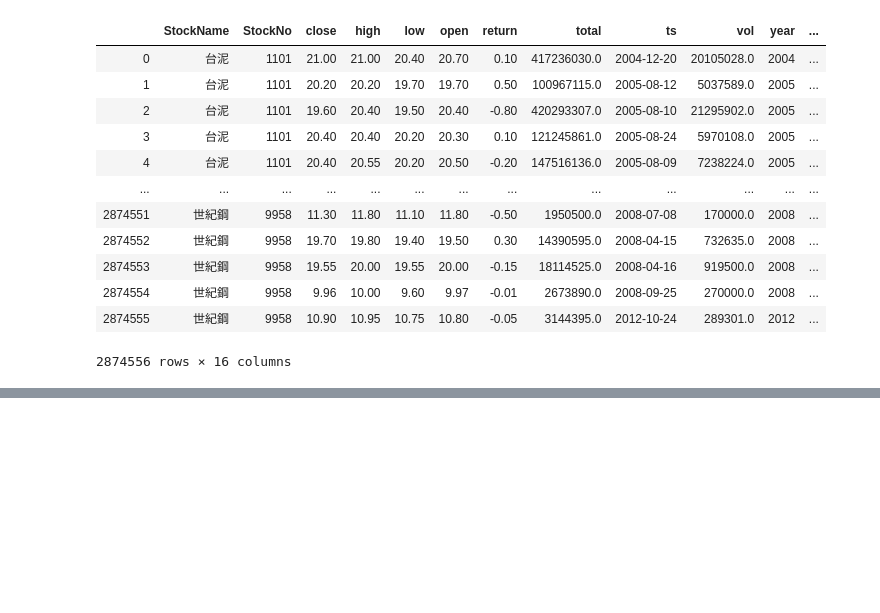
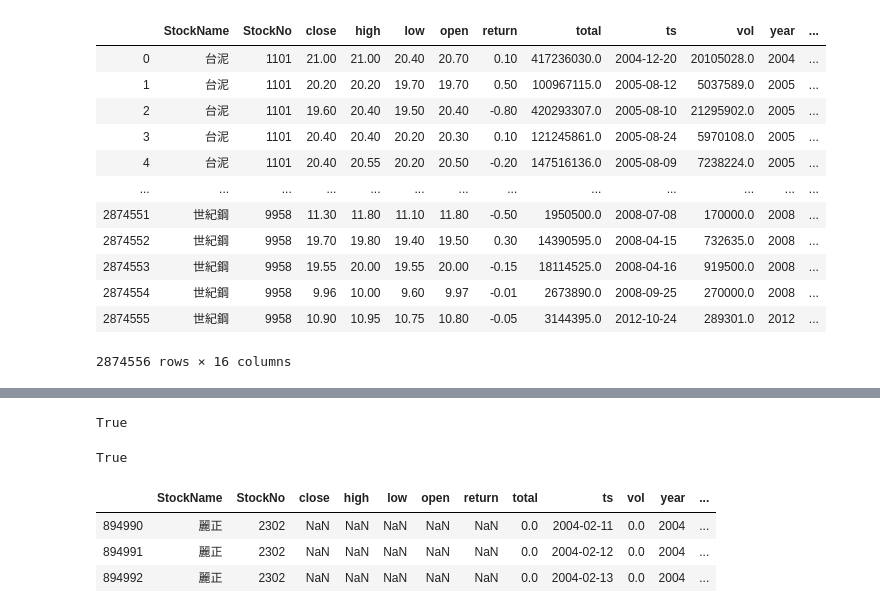
Before and after one commit to datateams0982/Inventory_Check, a Jupyter notebook: Preprocess/Fundamental.ipynb, the cells around one changed output, grey strips where cells are left out. Saved outputs shown, nothing was run; the diff lists cells and outputs as text; code cells hidden in the pictures; blank space fills up the shorter version.

```diff
--- a/Preprocess/Fundamental.ipynb
+++ b/Preprocess/Fundamental.ipynb
@@ -247,3 +247,17 @@ df
 2874556 rows × 16 columns
 # %%
 df[['foreign_buy', 'investment_buy', 'dealer_buy']] = df[['foreign_buy', 'investment_buy', 'dealer_buy']].fillna(0)
+# %%
+file_path = 'D:\\庫存健診開發\\data\\日報酬率比較表\\'
+file_list = os.listdir(file_path)
+df_list = []
+
+if __name__ == '__main__':
+    with Pool(processes=12) as pool:
+        for i, x in enumerate(tqdm(pool.imap_unordered(partial(func.read_fixed_price, file_path=file_path), file_list), total=len(file_list)), 1):
+                df_list.append(x)
+
+fixed = pd.concat(df_list, axis=0)
+fixed = fixed.sort_values(by='ts')
+fixed['ts'] = pd.to_datetime(fixed['ts'])
+fixed
@@ -249,0 +279,3 @@ df[['foreign_buy', 'investment_buy', 'dealer_buy']] = df[['foreign_buy', 'invest
+# %%
+df = pd.merge(data, fixed, on=['ts', 'StockNo'], how='left')
+df
@@ -250,2 +296,19 @@ df[['foreign_buy', 'investment_buy', 'dealer_buy']] = df[['foreign_buy', 'invest
+# %%
+df = df.rename(columns={'還原收盤價': 'fixed_close'})
+df['fixed_close'].isna().values.any()
+# %% [output]
+True
+# %%
+df.loc[df[df['fixed_close'].isnull()].index.tolist(), 'fixed_close'] = df.loc[df[df['fixed_close'].isnull()].index.tolist(), 'close']
+df['fixed_close'].isna().values.any()
+# %% [output]
+True
 # %%
 df.to_csv('D:\\庫存健診開發\\data\\Stock\\TWSE_Stock_fundamental.csv', index=False)
+# %%
+df[df['fixed_close'].isnull()]
+# %% [output]
+|  | StockName | StockNo | close | high | low | open | return | total | ts | vol | year | ... |
+| 894990 | 麗正 | 2302 | NaN | NaN | NaN | NaN | NaN | 0.0 | 2004-02-11 | 0.0 | 2004 | ... |
+| 894991 | 麗正 | 2302 | NaN | NaN | NaN | NaN | NaN | 0.0 | 2004-02-12 | 0.0 | 2004 | ... |
+| 894992 | 麗正 | 2302 | NaN | NaN | NaN | NaN | NaN | 0.0 | 2004-02-13 | 0.0 | 2004 | ... |
```
Also changed, not shown: parts of 3 cells of this notebook, 10 other files.
